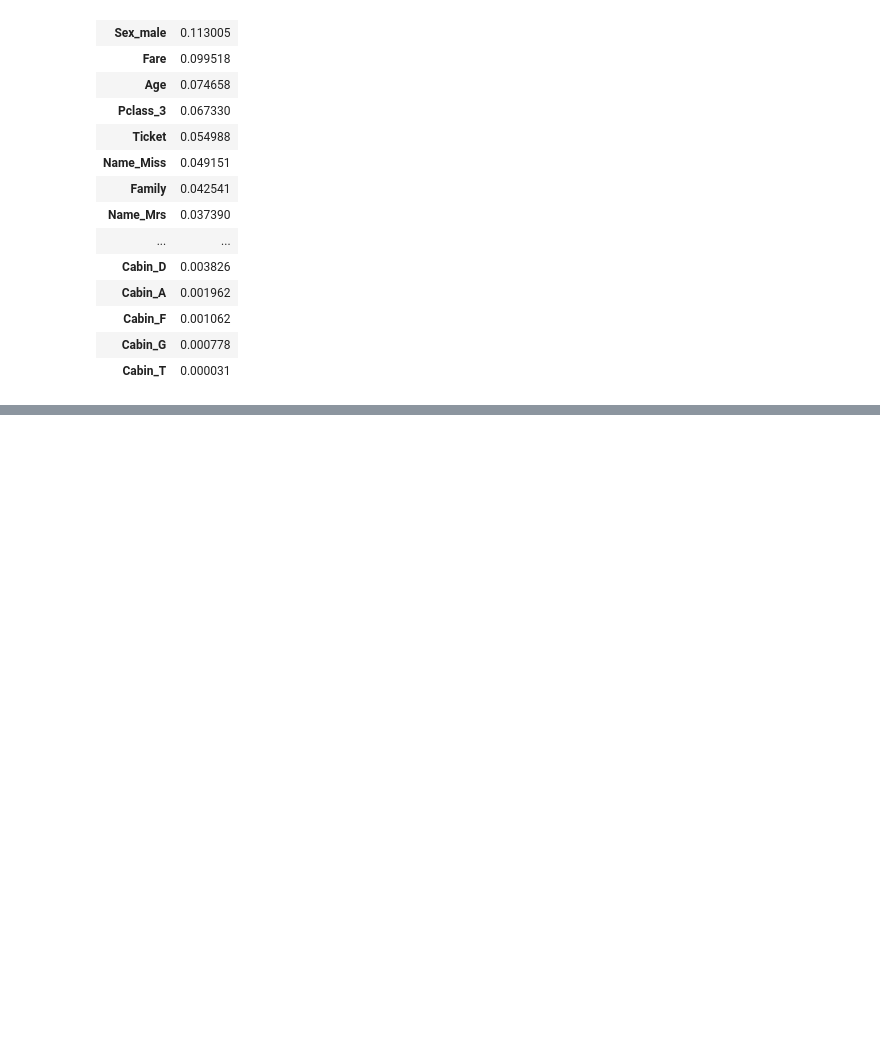
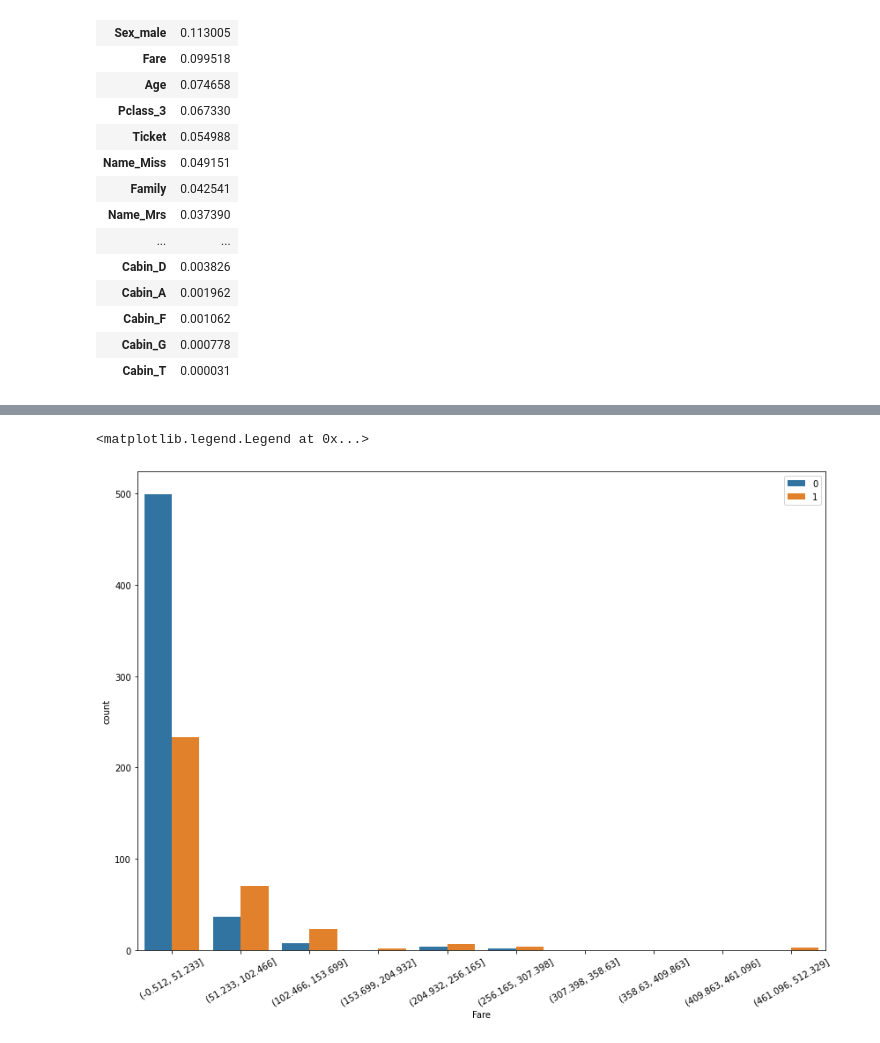
Before and after one commit to puff-tw/1017, a Jupyter notebook: titanic.ipynb, the cells around one changed output, grey strips where cells are left out. Saved outputs shown, nothing was run; the diff lists cells and outputs as text; code cells hidden in the pictures; blank space fills up the shorter version.

```diff
--- a/titanic.ipynb
+++ b/titanic.ipynb
@@ -404,0 +415,9 @@ imp.sort_values(by="imp", ascending=False)
+# %%
+plt.figure(figsize=(14, 10))
+c = pd.cut(datas["Fare"], 10)
+sns.countplot(x=c, hue=datas["Survived"])
+plt.xticks(rotation=30)
+plt.legend(loc="upper right")
+# %% [output]
+<matplotlib.legend.Legend at 0x...>
+[figure, added]
```
Also changed, not shown: parts of 3 cells of this notebook.
